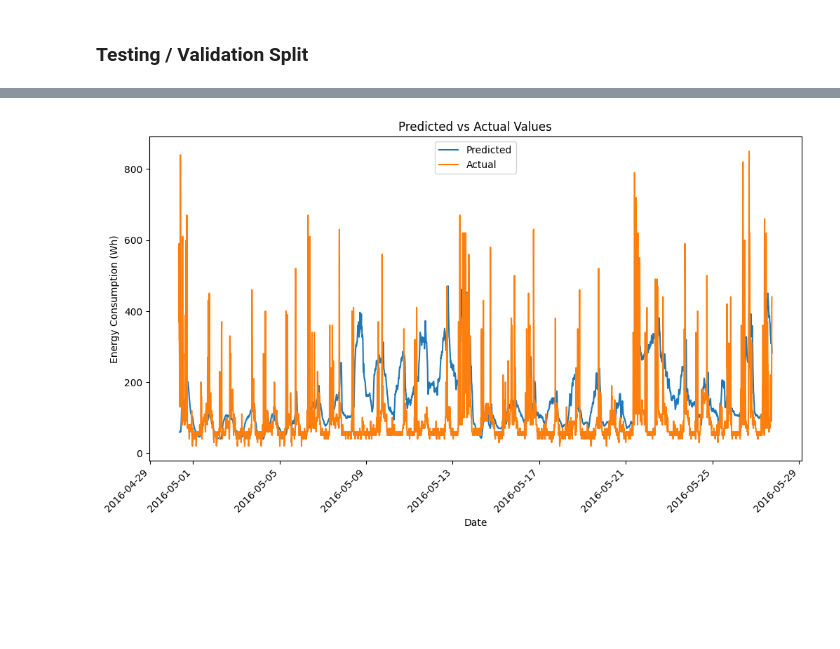
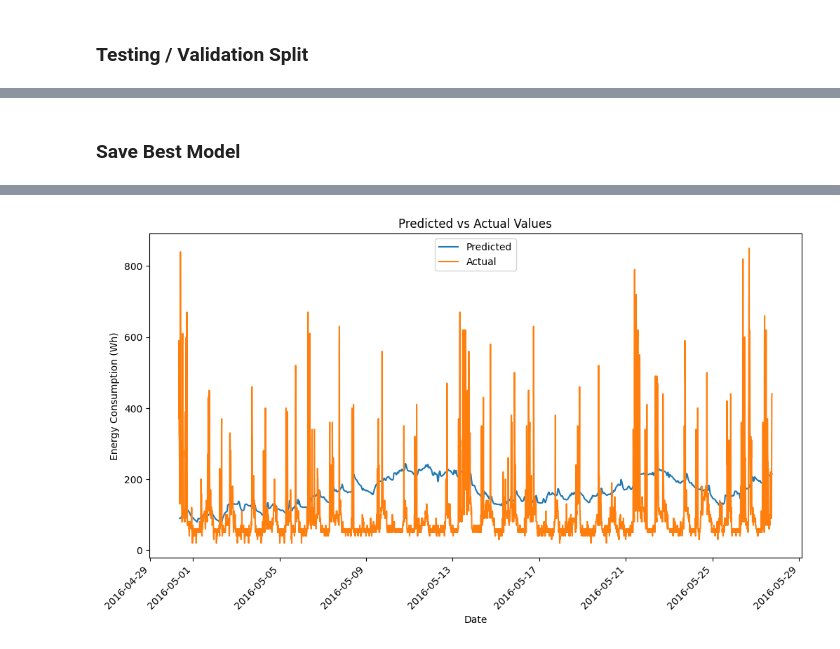
Before and after one commit to WulfNovak/time_series_model_comparison, a Jupyter notebook: model_prep_fns/lstm_model_prep.ipynb, the cells around one changed output, grey strips where cells are left out. Saved outputs shown, nothing was run; the diff lists cells and outputs as text; code cells hidden in the pictures; blank space fills up the shorter version.

```diff
--- a/model_prep_fns/lstm_model_prep.ipynb
+++ b/model_prep_fns/lstm_model_prep.ipynb
@@ -47,7 +47,7 @@ x_train_2, x_test_2, y_train_2, y_test_2 = train_test_split(x_glob_pop_sc, y_glo
 from tensorflow.keras.preprocessing import timeseries_dataset_from_array
 
 # Test how different window sizes affect model prediction accuracy
-window_size = 6 # 6, 24, 72, 144
+window_size = 144 # 6, 24, 72, 144, length of validation set
 ts_train_windows = timeseries_dataset_from_array(data=x_train_1, targets=y_train_1, sequence_length=window_size)
 ts_test_windows = timeseries_dataset_from_array(data=x_test_1, targets=y_test_1, sequence_length=window_size)
 # %%
@@ -112,5 +102,0 @@ y_hat
-# %%
-# Test how different window sizes affect model prediction accuracy
-window_size = 6 # 6, 24, 72, 144
-ts_train_windows = timeseries_dataset_from_array(data=x_train_1, targets=y_train_1, sequence_length=window_size)
-ts_test_windows = timeseries_dataset_from_array(data=x_test_1, targets=y_test_1, sequence_length=window_size)
@@ -242,14 +314,35 @@ NameError: name 'tuner' is not defined
+# %% [markdown]
+### Save Best Model
+# %%
+%%capture
+# Best model
+best_model_8_23a = tuner.get_best_models()[0]
+
+# Save model from this run
+best_model_8_23a.save("./best_models/lstm_best_model_8_23a.keras") # lstm, save format?
 # %%
-# Graph model with the lowest loss
-
 ### Convert output to correct format for graphing
 import pandas as pd
+import seaborn as sns
+import matplotlib.pyplot as plt
 
 # remove first 50 min of actuals since x values are used for prediction
 y_actuals = y_test_1[(window_size-1):]
 #len(y_test_1.index)
 
-y_hat = pd.DataFrame(lstm.predict(ts_test_windows), index = y_actuals.index)
+y_hat = pd.DataFrame(best_model_8_23a.predict(ts_test_windows), index = y_actuals.index)
+# best_model.evaluate() exists also, what is this?
 y_hat['predicted_Wh'] = y_hat[0]
 y_hat = y_hat.drop(columns = 0)
-y_hat
+
+# Set the figure size
+plt.figure(figsize=(12, 6))
+sns.lineplot(data=y_hat['predicted_Wh'], label='Predicted')
+sns.lineplot(data=y_test_1, label='Actual')
+plt.xticks(rotation=45, ha='right')
+plt.title('Predicted vs Actual Values')
+plt.xlabel('Date')
+plt.ylabel('Energy Consumption (Wh)')
+plt.legend()
+plt.show()
+# %% [output]
@@ -256,24 +350 @@ y_hat
+[figure, added]
-# %%
-import seaborn as sns
-
-# compare predictions to actuals
-import matplotlib.pyplot as plt
-
-# plt.plot(y_hat['predicted_Wh'], label = 'Predictions')
-# plt.plot(y_test_1, label = 'Actuals')
-# plt.legend()
-# plt.axes(rotation = 20, ha = 'right')
-# plt.show()
-
-# Set the figure size
-plt.figure(figsize=(12, 6))
-sns.lineplot(data=y_hat['predicted_Wh'], label='Predicted')
-sns.lineplot(data=y_test_1, label='Actual')
-plt.xticks(rotation=45, ha='right')
-plt.title('Predicted vs Actual Values')
-plt.xlabel('Date')
-plt.ylabel('Energy Consumption (Wh)')
-plt.legend()
-plt.show()
-# %% [output]
-[figure, removed]
```
Also changed, not shown: parts of 13 cells of this notebook, 14 other files.
